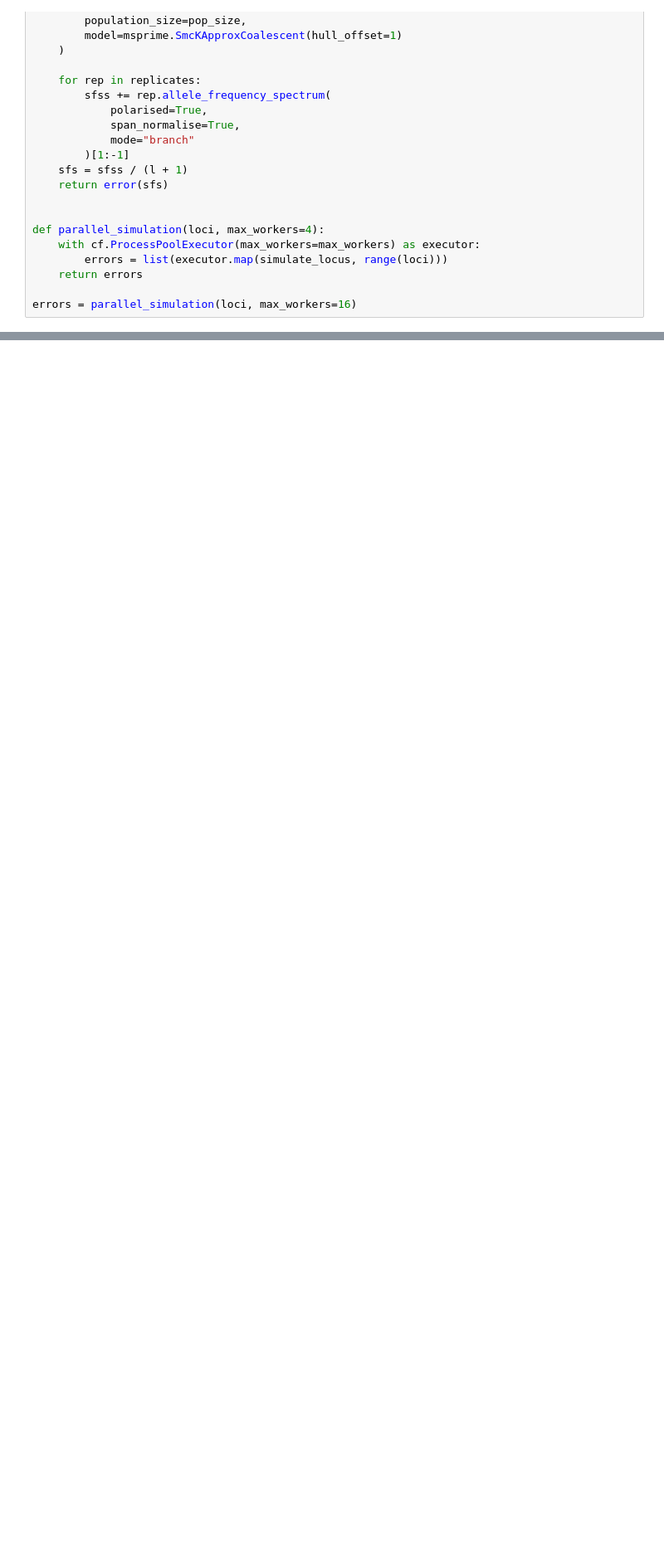
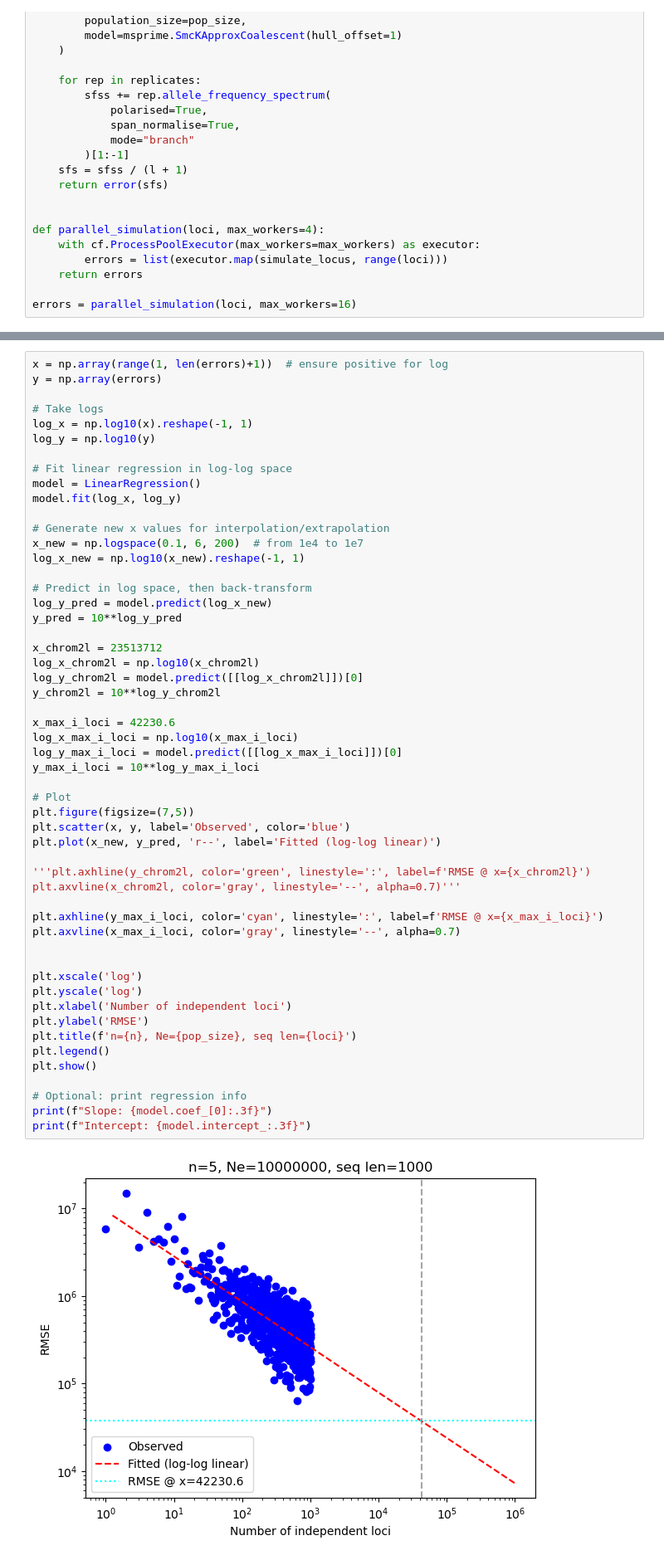
Before and after one commit to hossam26644/blockbuster_plot, a Jupyter notebook: Theoritical_plots/indp_trees.ipynb, the cells around one changed output, grey strips where cells are left out. Shown at 83% size. Cells and saved outputs as stored; diff of their text form; blank space fills up the shorter version.

```diff
--- a/Theoritical_plots/indp_trees.ipynb
+++ b/Theoritical_plots/indp_trees.ipynb
@@ -81,0 +85,55 @@ plt.show()
+# %%
+x = np.array(range(1, len(errors)+1))  # ensure positive for log
+y = np.array(errors)
+
+# Take logs
+log_x = np.log10(x).reshape(-1, 1)
+log_y = np.log10(y)
+
+# Fit linear regression in log-log space
+model = LinearRegression()
+model.fit(log_x, log_y)
+
+# Generate new x values for interpolation/extrapolation
+x_new = np.logspace(0.1, 6, 200)  # from 1e4 to 1e7
+log_x_new = np.log10(x_new).reshape(-1, 1)
+
+# Predict in log space, then back-transform
+log_y_pred = model.predict(log_x_new)
+y_pred = 10**log_y_pred
+
+x_chrom2l = 23513712
+log_x_chrom2l = np.log10(x_chrom2l)
+log_y_chrom2l = model.predict([[log_x_chrom2l]])[0]
+y_chrom2l = 10**log_y_chrom2l
+
+x_max_i_loci = 42230.6
+log_x_max_i_loci = np.log10(x_max_i_loci)
+log_y_max_i_loci = model.predict([[log_x_max_i_loci]])[0]
+y_max_i_loci = 10**log_y_max_i_loci
+
+# Plot
+plt.figure(figsize=(7,5))
+plt.scatter(x, y, label='Observed', color='blue')
+plt.plot(x_new, y_pred, 'r--', label='Fitted (log-log linear)')
+
+'''plt.axhline(y_chrom2l, color='green', linestyle=':', label=f'RMSE @ x={x_chrom2l}')
+plt.axvline(x_chrom2l, color='gray', linestyle='--', alpha=0.7)'''
+
+plt.axhline(y_max_i_loci, color='cyan', linestyle=':', label=f'RMSE @ x={x_max_i_loci}')
+plt.axvline(x_max_i_loci, color='gray', linestyle='--', alpha=0.7)
+
+
+plt.xscale('log')
+plt.yscale('log')
+plt.xlabel('Number of independent loci')
+plt.ylabel('RMSE')
+plt.title(f'n={n}, Ne={pop_size}, seq len={loci}')
+plt.legend()
+plt.show()
+
+# Optional: print regression info
+print(f"Slope: {model.coef_[0]:.3f}")
+print(f"Intercept: {model.intercept_:.3f}")
+# %% [output]
+[figure, added]
```
Also changed, not shown: parts of 14 cells of this notebook, 30 other files.
